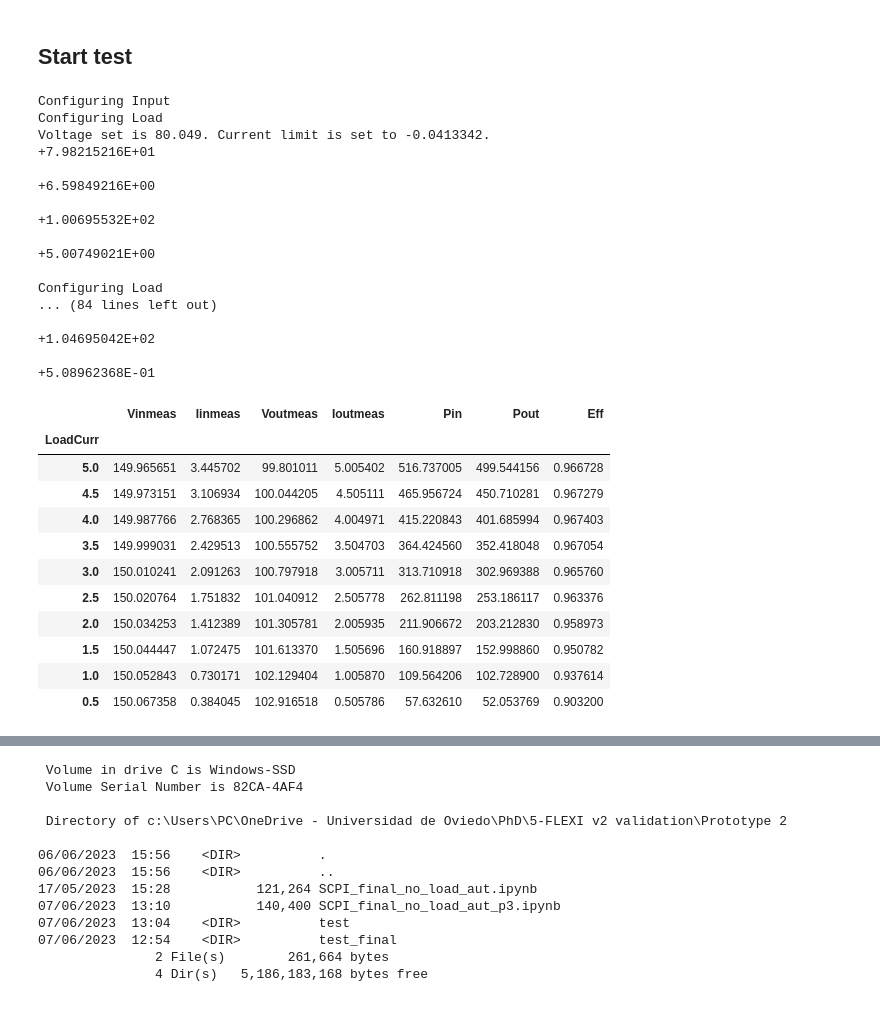
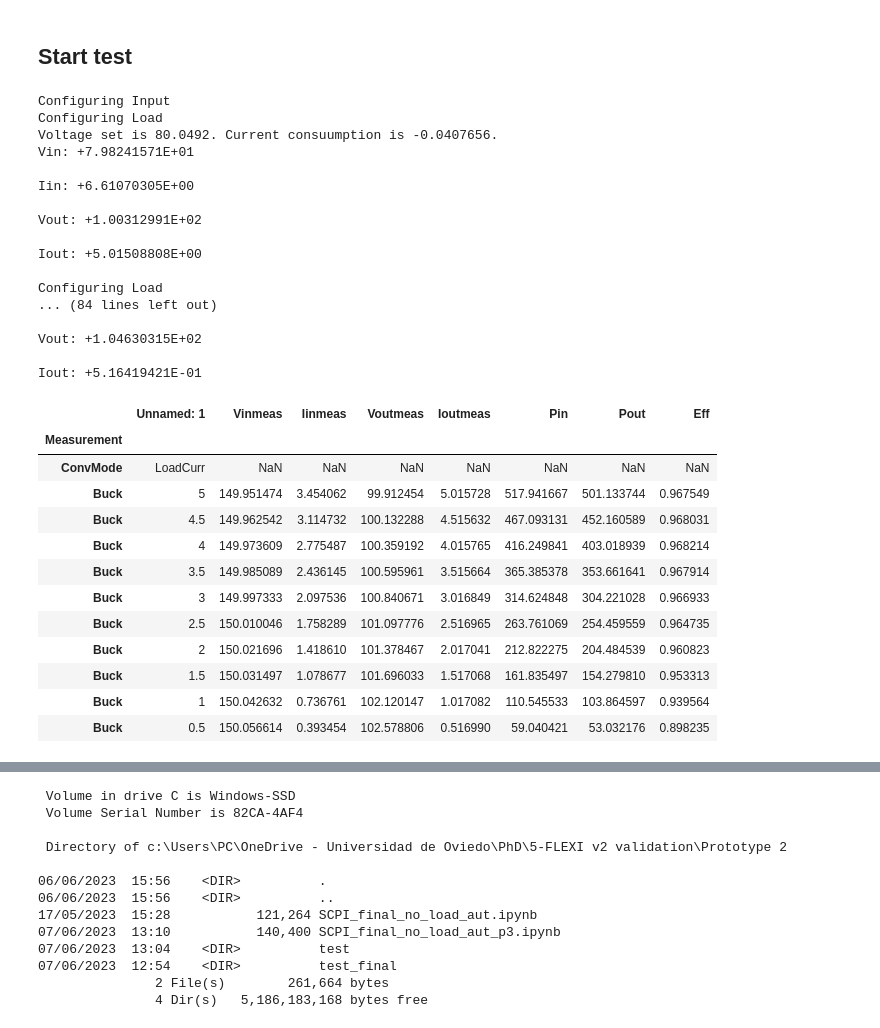
Before and after one commit to miguelfercos/SCPIAutomation, a Jupyter notebook: SCPI_final_no_load_aut_p3.ipynb, the cells around one changed output, grey strips where cells are left out. Cells and saved outputs as stored; diff of their text form; code cells hidden in the pictures.

```diff
--- a/SCPI_final_no_load_aut_p3.ipynb
+++ b/SCPI_final_no_load_aut_p3.ipynb
@@ -811,9 +834,10 @@ Saving file as "Buck_IloadSensRip_1A"
 LoadCurr=['5','4.5','4','3.5','3','2.5','2','1.5','1','0.5'] # A
 # LoadCurr=[input('Choose load current (1 to 5 (amps))')]
 
+prototype=input('choose prototype number.')
 
 ConvMode=['Buck','Boost']
-ConvMode=[input('Choose converter (either Buck or Boost). NOTE: write Buck Boost')]
+ConvMode=[input('Choose converter (either Buck or Boost). NOTE: write Buck  or Boost')]
 DMM_sequence=['Vinmeas','Iinmeas','Voutmeas','Ioutmeas','Pin','Pout','Eff']
 multiindex = pd.MultiIndex.from_product([ConvMode, LoadCurr], names=["ConvMode", "LoadCurr"])
 ConvModeVoltageDict={'Buck':'150','Boost':'80'}
@@ -846,6 +855,16 @@ OutLoad.write("INP ON")
 OutLoad.write("CHANnel 2")
 OutLoad.write("FUNC CURR")
 OutLoad.write("CURR 1")
+
+# DMM configuration
+VinDMM.write("*RST")
+VinDMM.write("*CLS")
+IinDMM.write("*RST")
+IinDMM.write("*CLS")
+IoutDMM.write("*RST")
+IoutDMM.write("*CLS")
+VoutDMM.write("*RST")
+VoutDMM.write("*CLS")
 
 
 for converter in ConvMode: #choose either buck or boost
@@ -869,14 +888,15 @@ for converter in ConvMode: #choose either buck or boost
         OutLoad.write("FUNC CURR")
         OutLoad.write("CURR {}".format(str(load_current)))
         Vin.write("OUTP 1") #Enable Vin source output AFTER configuring load (safety purposes)
-        time.sleep(1)
+        # time.sleep(1)
         vinmeas = Vin.query_ascii_values("MEAS:VOLT?")
         iinmeas = Vin.query_ascii_values("MEAS:CURR?")
-        print("Voltage set is {}. Current consuumption is {}.".format(vinmeas[0],iinmeas[0]))
+        # print("Voltage set is {}. Current consuumption is {}.".format(vinmeas[0],iinmeas[0]))
         VinDMM.write('DISP:TEXT:CLE')
         IinDMM.write('DISP:TEXT:CLE')
         VoutDMM.write('DISP:TEXT:CLE')
         IoutDMM.write('DISP:TEXT:CLE')
+
 
 
 ###############--CONFIGURE DMM--#############################
@@ -884,11 +904,10 @@ for converter in ConvMode: #choose either buck or boost
         input('Press ENTER whenever you want to measure')
         try:
 
-            VinDMM.write("*RST")
-            VinDMM.write("*CLS")
+
             VinDMM.write("CONF:VOLT:DC AUTO")
             VinDMM.write("TRIG:DEL:AUTO ON")
-            VinDMM.query("*OPC?")
+            # VinDMM.query("*OPC?")
             Vinrcv=VinDMM.query("READ?")
             print('Vin: '+Vinrcv)
             DMMeff_df.loc[(converter,load_current),'Vinmeas']=float(Vinrcv.replace('\n',''))
@@ -901,13 +920,11 @@ for converter in ConvMode: #choose either buck or boost
         # Configure Iin DMM
         try:
 
-            IinDMM.write("*RST")
-            IinDMM.write("*CLS")
             IinDMM.write("CONF:CURR:DC AUTO")
             IinDMM.write("CURR:DC:TERMinals 10")
             IinDMM.write("TRIG:DEL:AUTO ON")
 
-            IinDMM.query("*OPC?")
+            # IinDMM.query("*OPC?")
             Iinrcv=IinDMM.query("READ?")
             print('Iin: '+Iinrcv)
             DMMeff_df.loc[(converter,load_current),'Iinmeas']=float(Iinrcv.replace('\n',''))
@@ -918,11 +935,10 @@ for converter in ConvMode: #choose either buck or boost
         # Configure Vout DMM
         try:
 
-            VoutDMM.write("*RST")
-            VoutDMM.write("*CLS")
+
             VoutDMM.write("CONF:VOLT:DC AUTO")
             VoutDMM.write("TRIG:DEL:AUTO ON")
-            VoutDMM.query("*OPC?")
+            # VoutDMM.query("*OPC?")
             Voutrcv=VoutDMM.query("READ?")
             print('Vout: '+Voutrcv)
             DMMeff_df.loc[(converter,load_current),'Voutmeas']=float(Voutrcv.replace('\n',''))
@@ -933,12 +949,10 @@ for converter in ConvMode: #choose either buck or boost
         # Configure Iout DMM
         try:
 
-            IoutDMM.write("*RST")
-            IoutDMM.write("*CLS")
             IoutDMM.write("CONF:CURR:DC AUTO")
             IoutDMM.write("CURR:DC:TERMinals 10") # To choose 10 A range
             IoutDMM.write("TRIG:DEL:AUTO ON")
-            IoutDMM.query("*OPC?")
+            # IoutDMM.query("*OPC?")
             Ioutrcv=IoutDMM.query("READ?")
             print('Iout: '+Ioutrcv)
             DMMeff_df.loc[(converter,load_current),'Ioutmeas']=float(Ioutrcv.replace('\n',''))
@@ -952,49 +966,50 @@ for converter in ConvMode: #choose either buck or boost
         except:
             print('Iout DMM not available')
 
-
+        print((float(Voutrcv)*float(Ioutrcv))/(float(Vinrcv)*float(Iinrcv)))
         converter_txt=str(converter).replace("'",'').replace('[','').replace(']','')
         load_current_txt=str(load_current).replace("'",'').replace('[','').replace(']','')
     DMMeff_df.to_csv(r'C:\Users\PC\OneDrive - Universidad de Oviedo\PhD\5-FLEXI v2 validation\Prototype {}\test\DMMeff_{}.csv'.format(prototype,converter_txt),index=True)
 # %% [output]
 Configuring Input
 Configuring Load
-Voltage set is 80.049. Current limit is set to -0.0413342.
-+7.98215216E+01
+Voltage set is 80.0492. Current consuumption is -0.0407656.
+Vin: +7.98241571E+01
 
-+6.59849216E+00
+Iin: +6.61070305E+00
 
-+1.00695532E+02
+Vout: +1.00312991E+02
 
-+5.00749021E+00
+Iout: +5.01508808E+00
 
 Configuring Load
 ... (84 lines left out)
 
-+1.04695042E+02
+Vout: +1.04630315E+02
 
-+5.08962368E-01
+Iout: +5.16419421E-01
 # %%
 # DMMeff_df.loc[('Boost','5'),'Pin']
 # D2=DMMeff_df.astype(float)
 # D2[['Eff']]=D2[['Pout']]/D2[['Pin']]
 # # DMMeff_df
 import pandas as pd
-bucky= pd.read_csv(r'C:\Users\PC\OneDrive - Universidad de Oviedo\PhD\5-FLEXI v2 validation\Prototype {}\test\DMMeff_Buck_copy.csv'.format(prototype),index_col=[0],header=[0])
+bucky= pd.read_csv(r'C:\Users\PC\OneDrive - Universidad de Oviedo\PhD\5-FLEXI v2 validation\Prototype {}\test\DMMeff_Buck.csv'.format(prototype),index_col=[0],header=[0])
 bucky.head()
 bucky['Eff']=bucky['Pout']/bucky['Pin']
 bucky
 # %% [output]
-|  | Vinmeas | Iinmeas | Voutmeas | Ioutmeas | Pin | Pout | Eff |
-| LoadCurr |  |  |  |  |  |  |  |
-| 5.0 | 149.965651 | 3.445702 | 99.801011 | 5.005402 | 516.737005 | 499.544156 | 0.966728 |
-| 4.5 | 149.973151 | 3.106934 | 100.044205 | 4.505111 | 465.956724 | 450.710281 | 0.967279 |
-| 4.0 | 149.987766 | 2.768365 | 100.296862 | 4.004971 | 415.220843 | 401.685994 | 0.967403 |
-| 3.5 | 149.999031 | 2.429513 | 100.555752 | 3.504703 | 364.424560 | 352.418048 | 0.967054 |
-| 3.0 | 150.010241 | 2.091263 | 100.797918 | 3.005711 | 313.710918 | 302.969388 | 0.965760 |
-| 2.5 | 150.020764 | 1.751832 | 101.040912 | 2.505778 | 262.811198 | 253.186117 | 0.963376 |
-| 2.0 | 150.034253 | 1.412389 | 101.305781 | 2.005935 | 211.906672 | 203.212830 | 0.958973 |
-| 1.5 | 150.044447 | 1.072475 | 101.613370 | 1.505696 | 160.918897 | 152.998860 | 0.950782 |
-| 1.0 | 150.052843 | 0.730171 | 102.129404 | 1.005870 | 109.564206 | 102.728900 | 0.937614 |
-| 0.5 | 150.067358 | 0.384045 | 102.916518 | 0.505786 | 57.632610 | 52.053769 | 0.903200 |
+|  | Unnamed: 1 | Vinmeas | Iinmeas | Voutmeas | Ioutmeas | Pin | Pout | Eff |
+| Measurement |  |  |  |  |  |  |  |  |
+| ConvMode | LoadCurr | NaN | NaN | NaN | NaN | NaN | NaN | NaN |
+| Buck | 5 | 149.951474 | 3.454062 | 99.912454 | 5.015728 | 517.941667 | 501.133744 | 0.967549 |
+| Buck | 4.5 | 149.962542 | 3.114732 | 100.132288 | 4.515632 | 467.093131 | 452.160589 | 0.968031 |
+| Buck | 4 | 149.973609 | 2.775487 | 100.359192 | 4.015765 | 416.249841 | 403.018939 | 0.968214 |
+| Buck | 3.5 | 149.985089 | 2.436145 | 100.595961 | 3.515664 | 365.385378 | 353.661641 | 0.967914 |
+| Buck | 3 | 149.997333 | 2.097536 | 100.840671 | 3.016849 | 314.624848 | 304.221028 | 0.966933 |
+| Buck | 2.5 | 150.010046 | 1.758289 | 101.097776 | 2.516965 | 263.761069 | 254.459559 | 0.964735 |
+| Buck | 2 | 150.021696 | 1.418610 | 101.378467 | 2.017041 | 212.822275 | 204.484539 | 0.960823 |
+| Buck | 1.5 | 150.031497 | 1.078677 | 101.696033 | 1.517068 | 161.835497 | 154.279810 | 0.953313 |
+| Buck | 1 | 150.042632 | 0.736761 | 102.120147 | 1.017082 | 110.545533 | 103.864597 | 0.939564 |
+| Buck | 0.5 | 150.056614 | 0.393454 | 102.578806 | 0.516990 | 59.040421 | 53.032176 | 0.898235 |
 # %%
```
Also changed, not shown: parts of 7 cells of this notebook.
